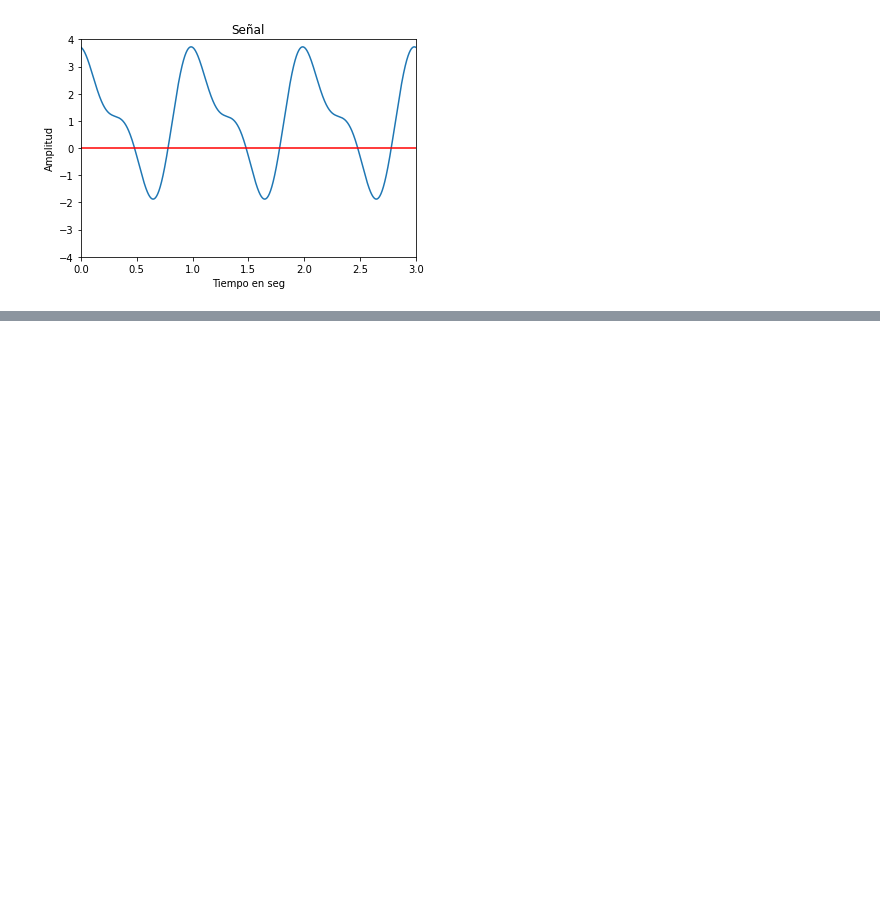
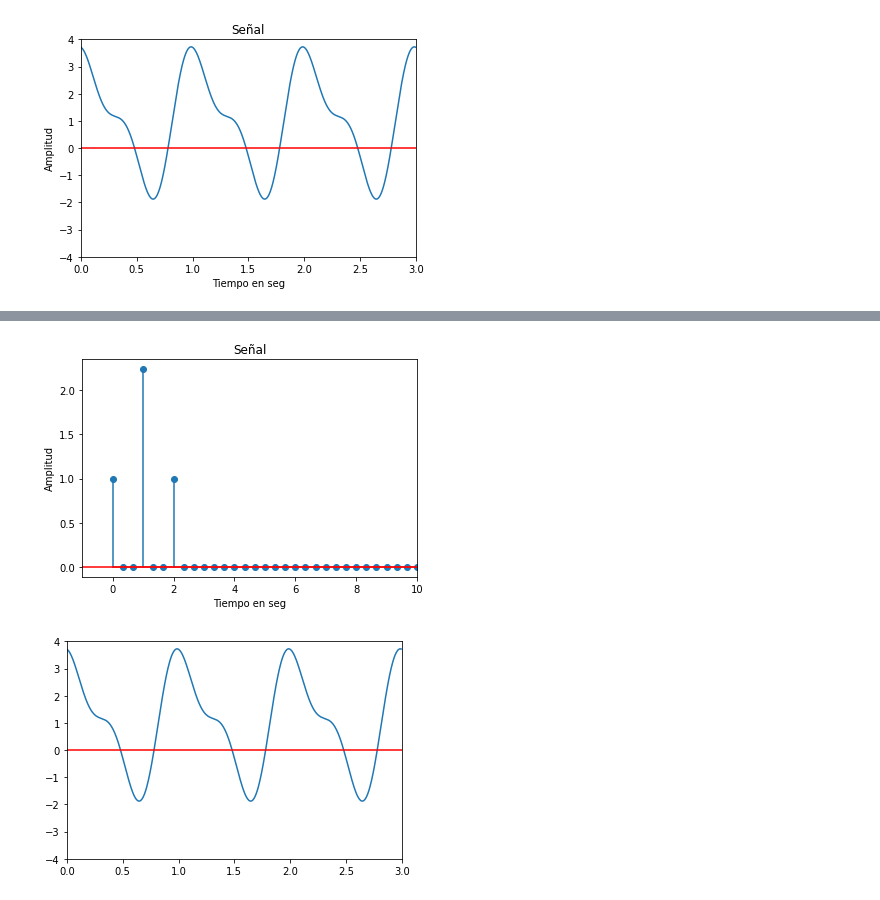
Before and after one commit to FrankAlvaradoR/Teor-a-de-Control, a Jupyter notebook: Transformada_de_Fourier.ipynb, the cells around one changed output, grey strips where cells are left out. Saved outputs shown, nothing was run; the diff lists cells and outputs as text; code cells hidden in the pictures; blank space fills up the shorter version.

```diff
--- a/Transformada_de_Fourier.ipynb
+++ b/Transformada_de_Fourier.ipynb
@@ -54,0 +118,48 @@ plt.show()
+# %%
+# Cargamos las librerias
+import numpy as np
+import matplotlib.pyplot as plt
+import cmath
+
+#Etiquetamos la grafica
+fig, ax = plt.subplots()
+ax.set_title('Señal')
+ax.set_ylabel("Amplitud")
+ax.set_xlabel("Tiempo en seg")
+#definimos la señal
+fm=200
+t = np.arange(0, 3, 1/fm)
+F=1;
+pi = np.pi;
+w = 2*pi*F;
+
+y = 1+np.sin(w*t)+2*np.cos(w*t)+np.cos(2*w*t+(pi/4))
+TF=np.fft.fft(y)
+
+
+N=len(y);
+vecf=fm*( np.arange(0,(N/2)) )/N;
+
+N=len(y)
+vecf=fm*(np.arange(0, (N/2)+1/fm, 1))/N
+F=np.fft.fft(y)
+F2=F[0:int(N/2+1)]
+psdx=(1/N)*abs(F2)
+psdx[1:len(psdx)-1]=2*psdx[1:len(psdx)-1]
+
+#Graficamos
+plt.stem(vecf,psdx)
+plt.axhline(0, color="r")
+#plt.axvline(0.1, color="g")
+plt.xlim(-1, 10)
+plt.show()
+
+plt.plot(t, y)
+plt.axhline(0, color="r")
+#plt.axvline(0.1, color="g")
+plt.xlim(0, 3)
+plt.ylim(-4, 4)
+plt.show()
+# %% [output]
+[figure, added]
+[figure, added]
```
Also changed, not shown: parts of 2 cells of this notebook.
